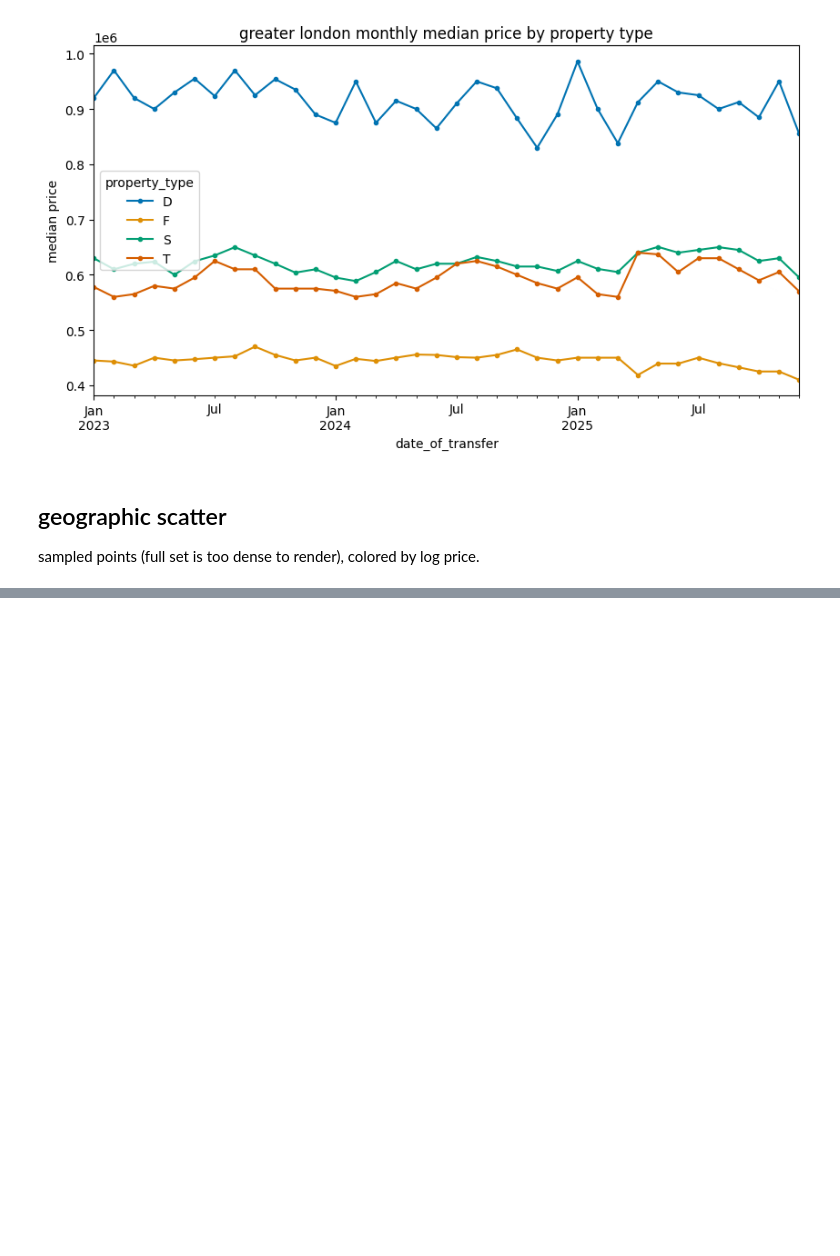
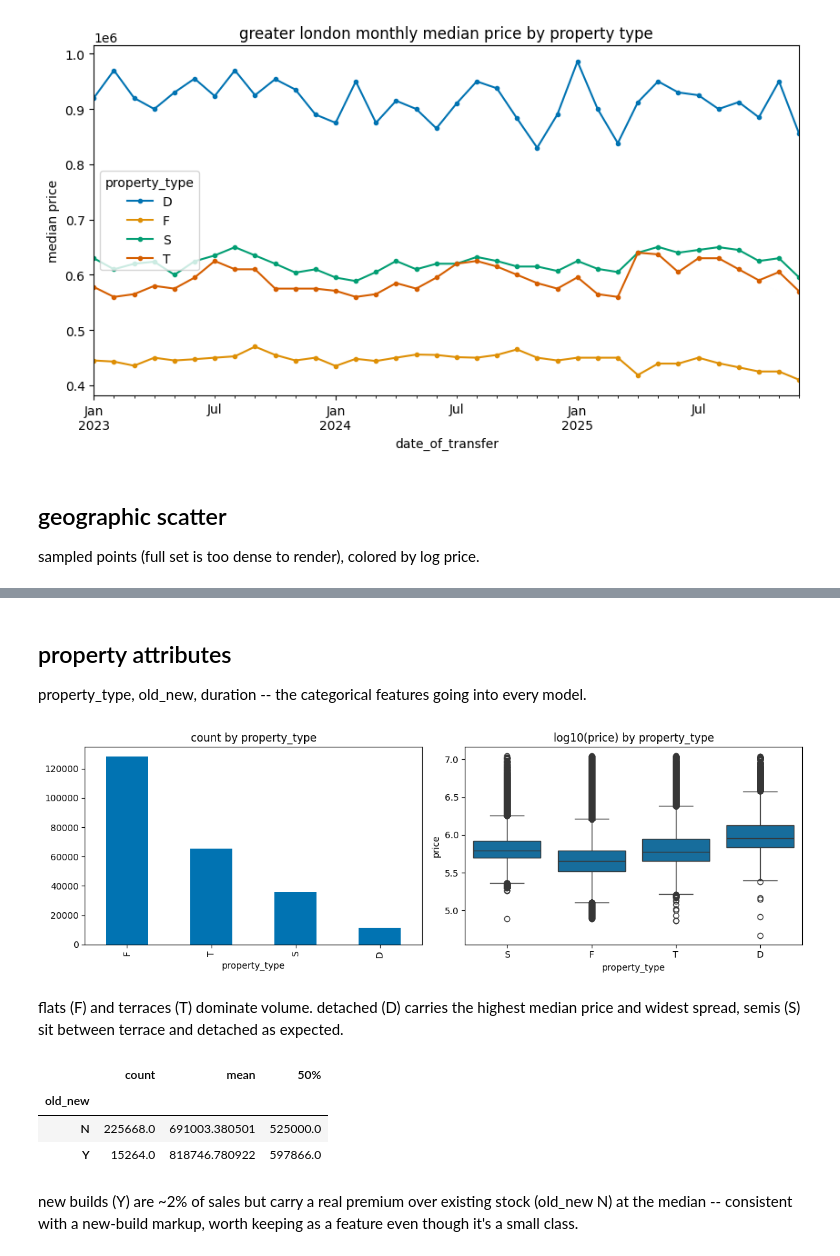
Before and after one commit to camerons-world/house_price_prediction, a Jupyter notebook: notebooks/01_eda.ipynb, the cells around one changed output, grey strips where cells are left out. Saved outputs shown, nothing was run; the diff lists cells and outputs as text; code cells hidden in the pictures; blank space fills up the shorter version.

```diff
--- a/notebooks/01_eda.ipynb
+++ b/notebooks/01_eda.ipynb
@@ -122,0 +139,24 @@ fig.show()
+# %% [markdown]
+## property attributes
+
+property_type, old_new, duration -- the categorical features going into every model.
+# %%
+fig, axes = plt.subplots(1, 2, figsize=(12, 4))
+df['property_type'].value_counts().plot.bar(ax=axes[0])
+axes[0].set_title('count by property_type')
+sns.boxplot(df, x='property_type', y=df['price'].apply('log10'), ax=axes[1])
+axes[1].set_title('log10(price) by property_type')
+plt.tight_layout()
+# %% [output]
+[figure, added]
+# %% [markdown]
+flats (F) and terraces (T) dominate volume. detached (D) carries the highest median price and widest spread, semis (S) sit between terrace and detached as expected.
+# %%
+df.groupby('old_new')['price'].describe()[['count', 'mean', '50%']]
+# %% [output]
+|  | count | mean | 50% |
+| old_new |  |  |  |
+| N | 225668.0 | 691003.380501 | 525000.0 |
+| Y | 15264.0 | 818746.780922 | 597866.0 |
+# %% [markdown]
+new builds (Y) are ~2% of sales but carry a real premium over existing stock (old_new N) at the median -- consistent with a new-build markup, worth keeping as a feature even though it's a small class.
```
Also changed, not shown: parts of 28 cells of this notebook.
